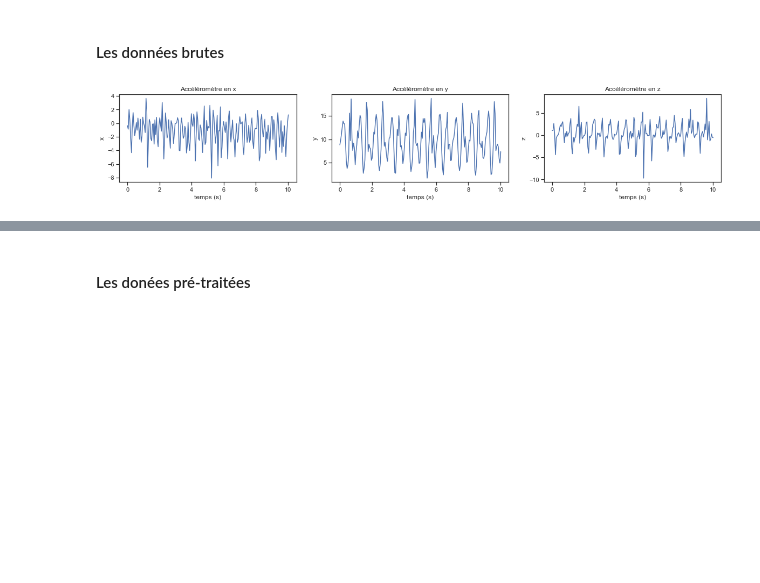
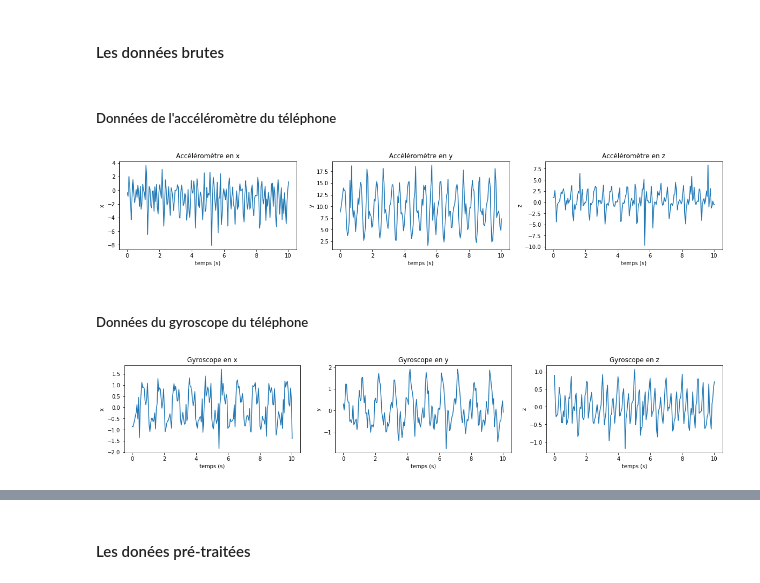
Before and after one commit to BaptisteSaintArnoult/human-activity-recognition, a Jupyter notebook: machin-learning-using-CRIPS-DM-process.ipynb, the cells around one changed output, grey strips where cells are left out. Drawn from its saved outputs; the diff is of its cells as text; code cells hidden in the pictures; blank space fills up the shorter version.

```diff
--- a/machin-learning-using-CRIPS-DM-process.ipynb
+++ b/machin-learning-using-CRIPS-DM-process.ipynb
@@ -88,8 +93,10 @@ def load_raw_wisdm_data(subjectId, wisdm_path=WISDM_PATH):
         data[2].append(float(data2))
         timestamp.append(int(l.split(',')[2]))
     return data,timestamp
+# %% [markdown]
+##### Données de l'accéléromètre du téléphone
 # %%
-rawData,timestamp = load_raw_wisdm_data(1600)
+rawData,timestamp = load_raw_wisdm_data(1600, 'phone', 'accel')
 timestamp = [(x-timestamp[0])*10**-9 for x in timestamp]
 
 plt.figure(figsize=(20,3))
@@ -113,4 +120,32 @@ plt.ylabel('z')
 plt.plot(timestamp[0:200],rawData[2][0:200])
 plt.show()
 # %% [output]
-[figure, old version]
+[figure, new version]
+# %% [markdown]
+##### Données du gyroscope du téléphone
+# %%
+rawData,timestamp = load_raw_wisdm_data(1600, 'phone', 'gyro')
+timestamp = [(x-timestamp[0])*10**-9 for x in timestamp]
+
+plt.figure(figsize=(20,3))
+
+plt.subplot(131)
+plt.title('Gyroscope en x')
+plt.xlabel('temps (s)')
+plt.ylabel('x')
+plt.plot(timestamp[0:200],rawData[0][0:200])
+
+plt.subplot(132)
+plt.title('Gyroscope en y')
+plt.xlabel('temps (s)')
+plt.ylabel('y')
+plt.plot(timestamp[0:200],rawData[1][0:200])
+
+plt.subplot(133)
+plt.title('Gyroscope en z')
+plt.xlabel('temps (s)')
+plt.ylabel('z')
+plt.plot(timestamp[0:200],rawData[2][0:200])
+plt.show()
+# %% [output]
+[figure, added]
```
Also changed, not shown: parts of 31 cells of this notebook.
